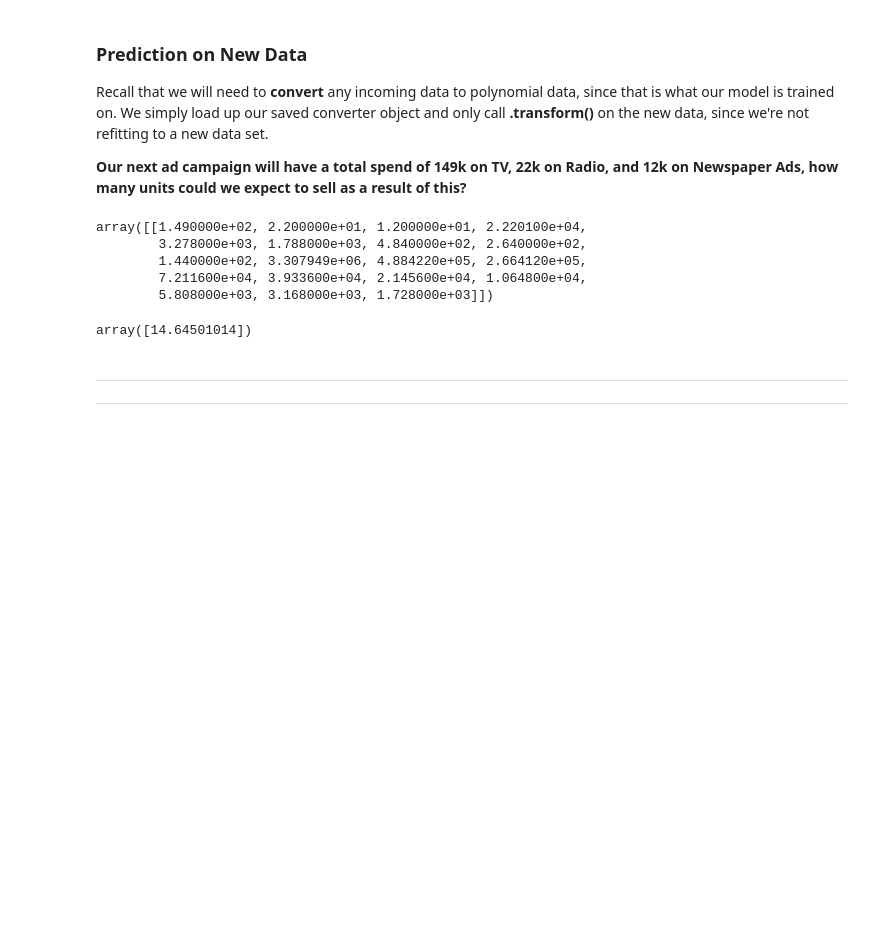
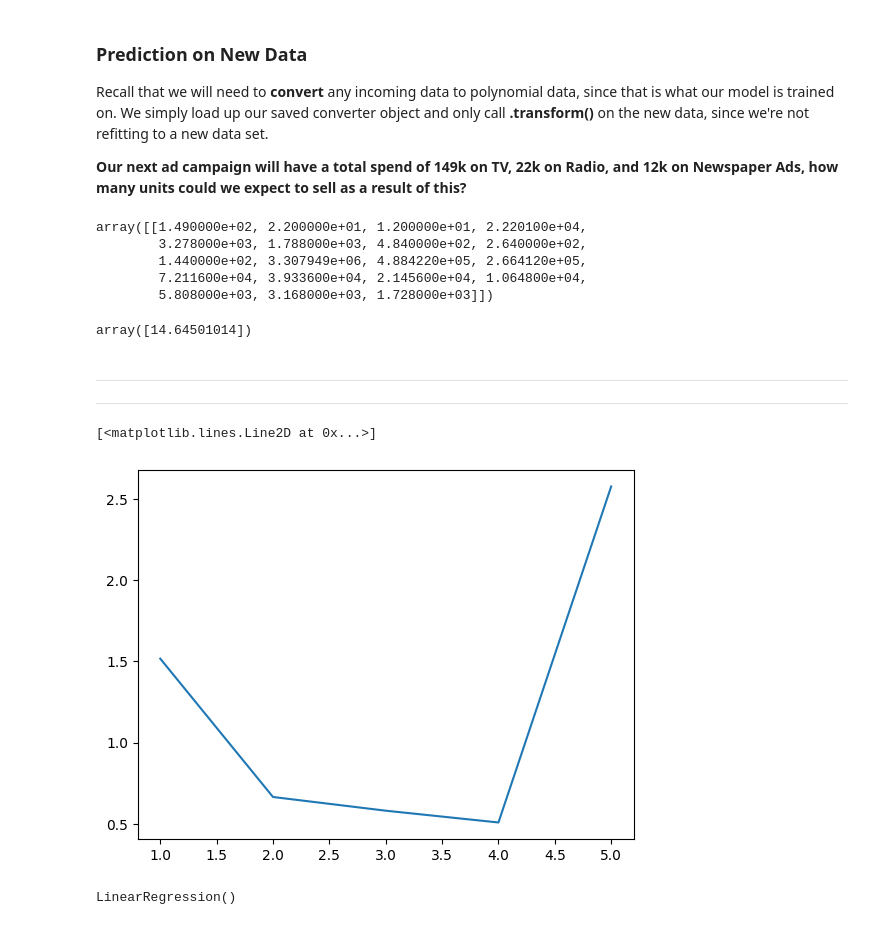
Before and after one commit to UnlimitedV/Learning_ML, a Jupyter notebook: Machine Learning Algorithms/Linear Regression/02-Polynomial-Regression.ipynb, the cells around one changed output. Saved outputs shown, nothing was run; the diff lists cells and outputs as text; code cells hidden in the pictures; blank space fills up the shorter version.

Commit message:
poly reg train

```diff
--- a/Machine Learning Algorithms/Linear Regression/02-Polynomial-Regression.ipynb
+++ b/Machine Learning Algorithms/Linear Regression/02-Polynomial-Regression.ipynb
@@ -314,0 +317,24 @@ array([14.64501014])
+# %%
+X = df.drop('sales', axis=1)
+y = df['sales']
+# %%
+from sklearn.preprocessing import PolynomialFeatures
+from sklearn.model_selection import train_test_split
+from sklearn.linear_model import LinearRegression
+from sklearn.metrics import mean_squared_error
+
+pred_li = []
+for i in range(1, 10):
+    polynomial_converter = PolynomialFeatures(degree=i, include_bias=False)
+    poly_features = polynomial_converter.fit_transform(X)
+    X_train, X_test, y_train, y_test = train_test_split(poly_features, y, test_size=0.3, random_state=101)
+    model = LinearRegression()
+    model.fit(X_train, y_train)
+    y_pred = model.predict(X_test)
+    RMSE = np.sqrt(mean_squared_error(y_test, y_pred))
+    pred_li.append(RMSE)
+# %%
+plt.plot(range(1, 6), pred_li[:5])
+# %% [output]
+[<matplotlib.lines.Line2D at 0x...>]
+[figure, added]
@@ -314,0 +345,4 @@ array([14.64501014])
+# %%
+model.fit(polynomial_converter.fit_transform(X), y)
+# %% [output]
+LinearRegression()
```
Also changed, not shown: parts of 4 cells of this notebook.
